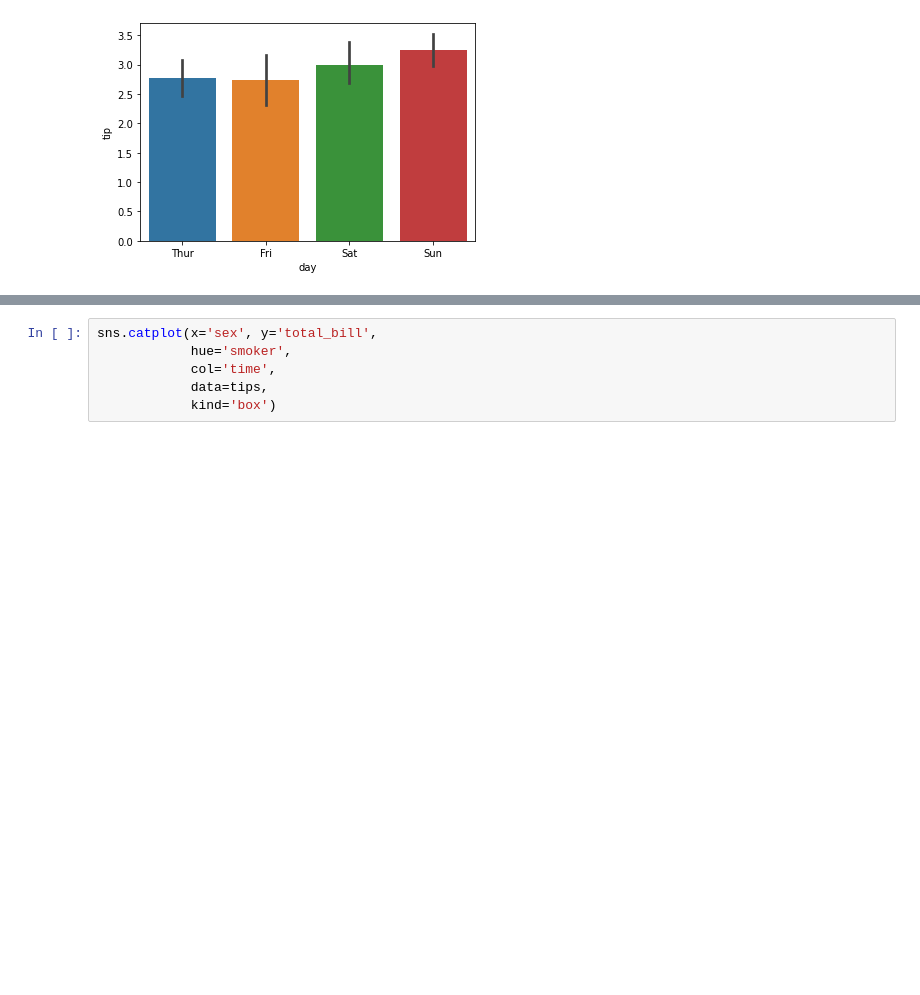
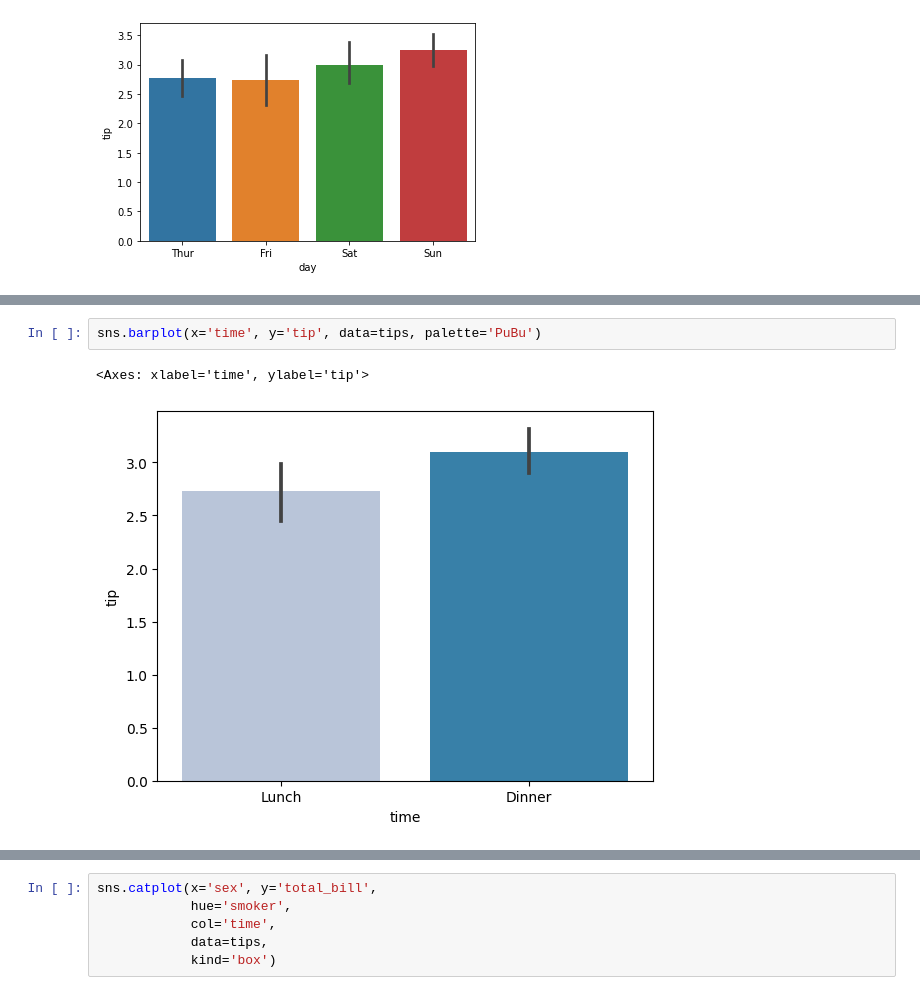
Before and after one commit to hongseoi/NLP_prac, a Jupyter notebook: ICT와 전자정부/2. 데이터 시각화_ matplotlib과 seaborn 라이브러리.ipynb, the cells around one changed output, grey strips where cells are left out. Cells and saved outputs as stored; diff of their text form; blank space fills up the shorter version.

```diff
--- a/ICT와 전자정부/2. 데이터 시각화_ matplotlib과 seaborn 라이브러리.ipynb
+++ b/ICT와 전자정부/2. 데이터 시각화_ matplotlib과 seaborn 라이브러리.ipynb
@@ -32,3 +73,8 @@ ValueError: ignored
+# %%
+sns.barplot(x='time', y='tip', data=tips, palette='PuBu')
+# %% [output]
+<Axes: xlabel='time', ylabel='tip'>
+[figure, added]
 # %%
 sns.barplot(x='day', y='tip', data=tips, palette='Accent')  ## 위의 옵션에서 맞는 것을 선택함
 # %% [output]
```
Also changed, not shown: parts of 13 cells of this notebook, 4 other files.
